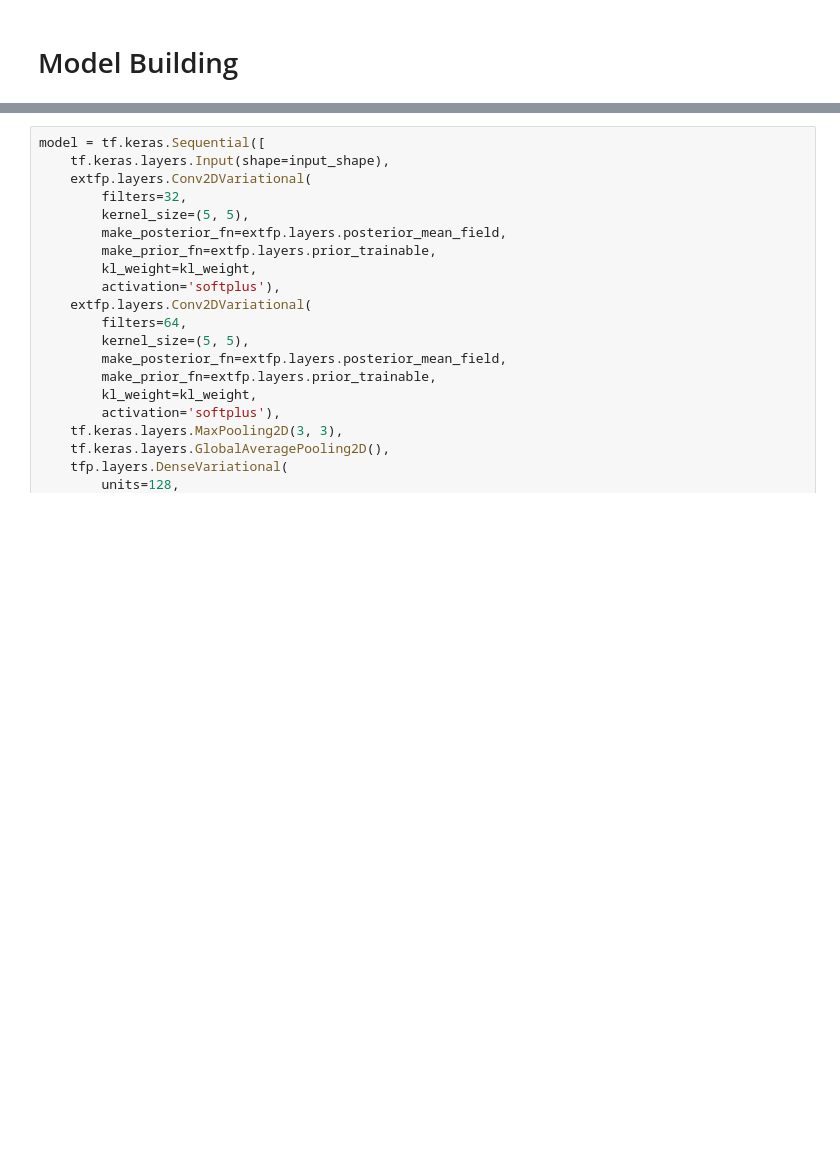
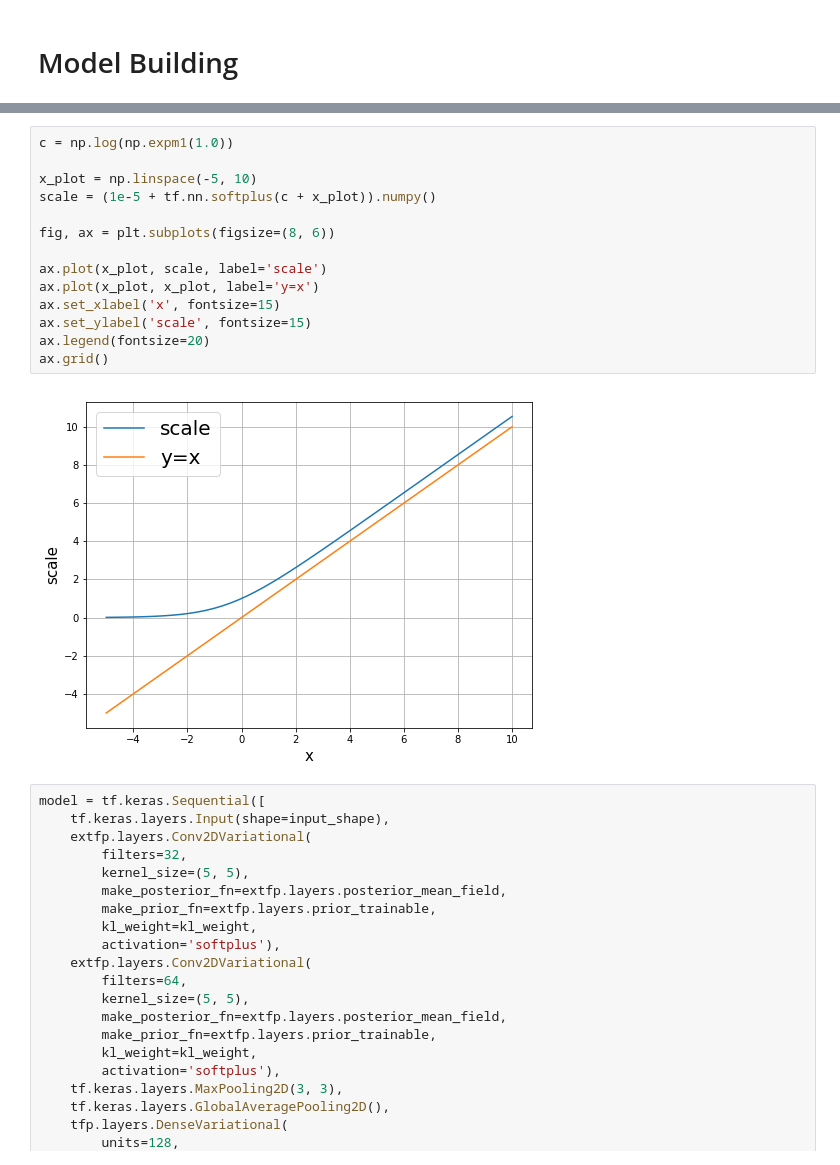
Before and after one commit to slowmoyang/bayesian-deep-learning, a Jupyter notebook: examples/notebooks/out-of-distribution.ipynb, the cells around one changed output, grey strips where cells are left out. Cells and saved outputs as stored; diff of their text form; blank space fills up the shorter version.

```diff
--- a/examples/notebooks/out-of-distribution.ipynb
+++ b/examples/notebooks/out-of-distribution.ipynb
@@ -106,3 +147,19 @@ KL weight: 2e-05
+# %%
+c = np.log(np.expm1(1.0))
+
+x_plot = np.linspace(-5, 10)
+scale = (1e-5 + tf.nn.softplus(c + x_plot)).numpy()
+
+fig, ax = plt.subplots(figsize=(8, 6))
+
+ax.plot(x_plot, scale, label='scale')
+ax.plot(x_plot, x_plot, label='y=x')
+ax.set_xlabel('x', fontsize=15)
+ax.set_ylabel('scale', fontsize=15)
+ax.legend(fontsize=20)
+ax.grid()
+# %% [output]
+[figure, added]
 # %%
 model = tf.keras.Sequential([
     tf.keras.layers.Input(shape=input_shape),
```
Also changed, not shown: parts of 28 cells of this notebook.
